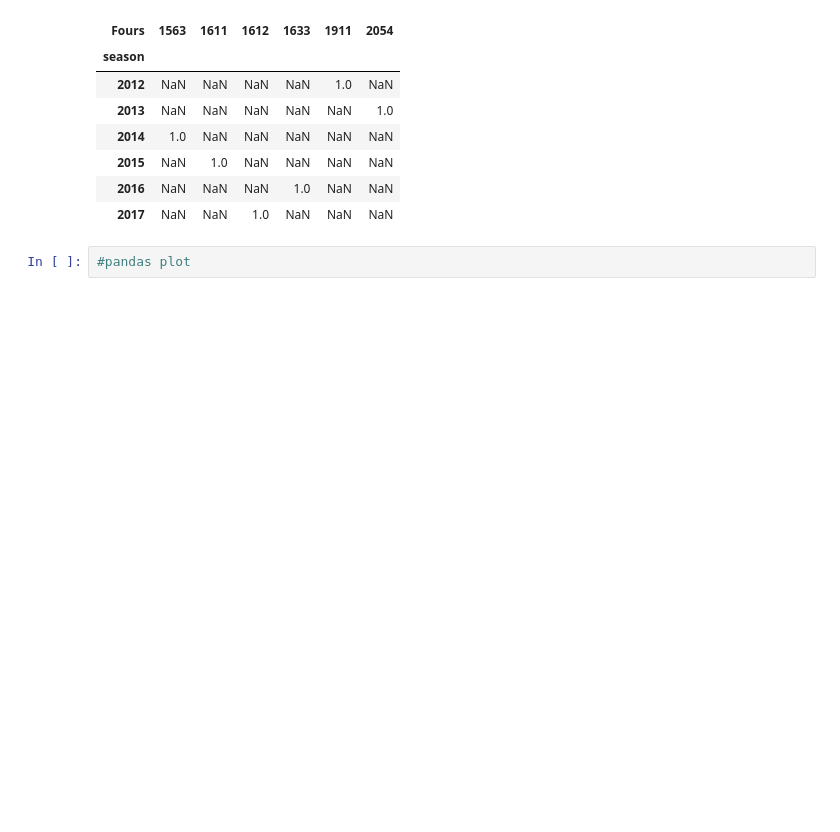
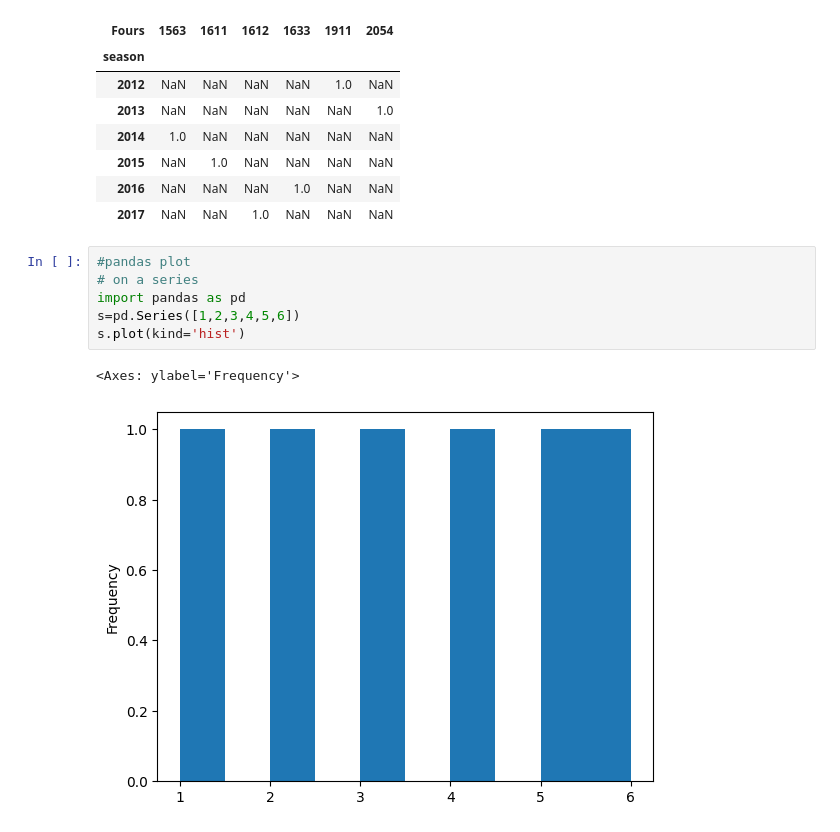
Before and after one commit to Abhinav09062005/python-, a Jupyter notebook: chapter4/mathplotlib1.ipynb, the cells around one changed output. Drawn from its saved outputs; the diff is of its cells as text; blank space fills up the shorter version.

```diff
--- a/chapter4/mathplotlib1.ipynb
+++ b/chapter4/mathplotlib1.ipynb
@@ -270,3 +270,10 @@ abc.pivot_table(index='season',columns='Fours',values='Sixes',aggfunc='count')
 | 2017 | NaN | NaN | 1.0 | NaN | NaN | NaN |
 # %%
 #pandas plot
+# on a series
+import pandas as pd
+s=pd.Series([1,2,3,4,5,6])
+s.plot(kind='hist')
+# %% [output]
+<Axes: ylabel='Frequency'>
+[figure, added]
```
Also changed, not shown: parts of 4 cells of this notebook.
